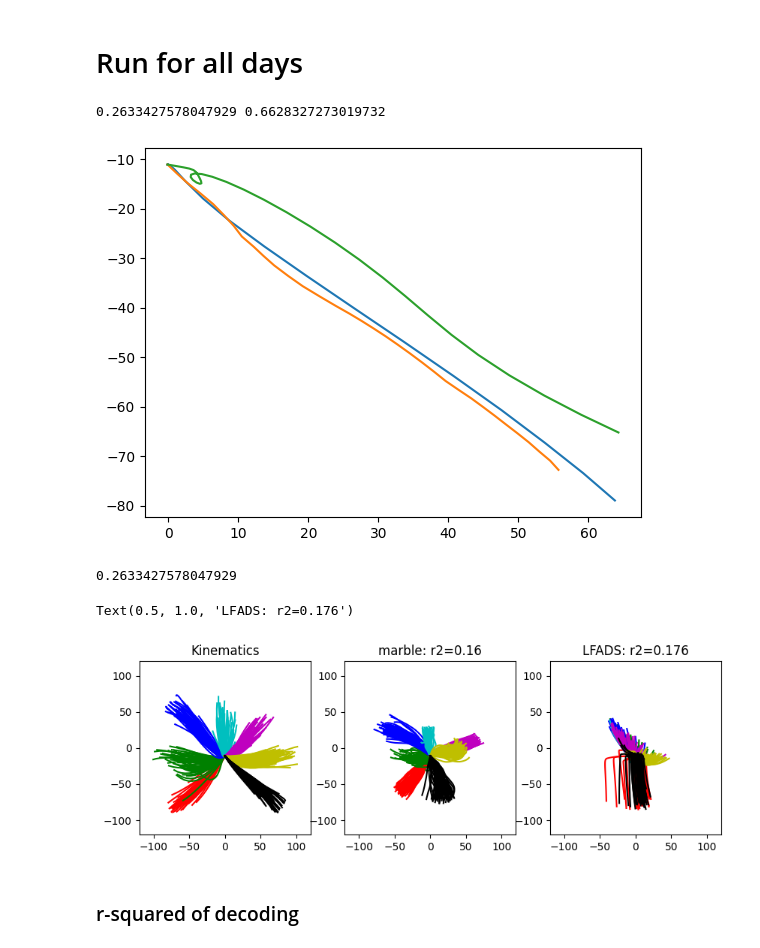
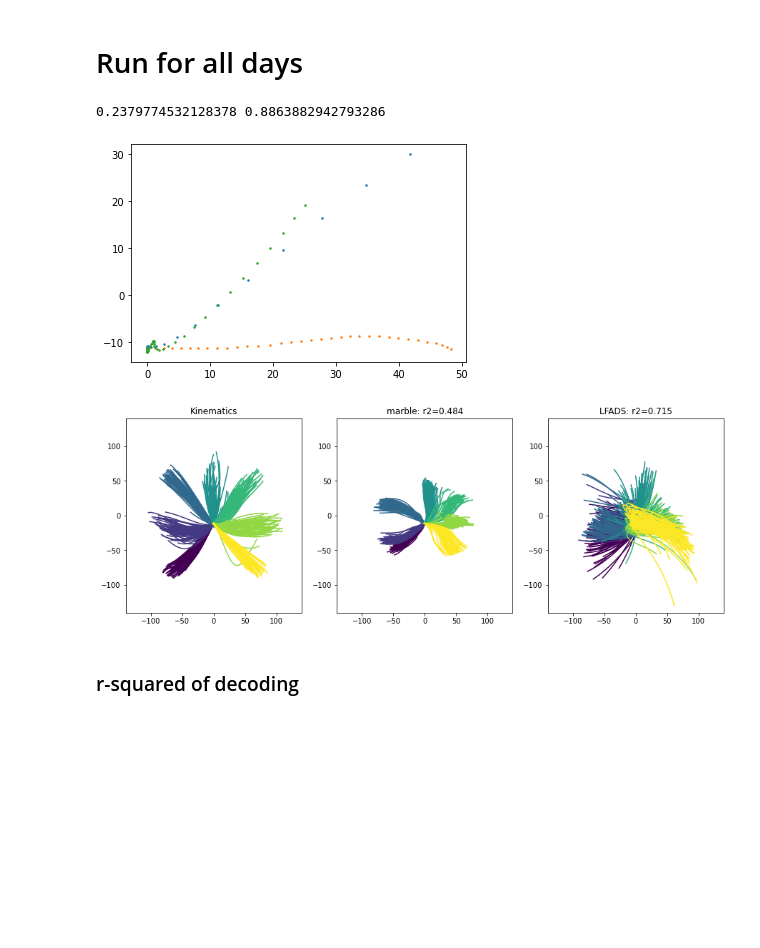
Before and after one commit to agosztolai/MARBLE, a Jupyter notebook: examples/spiking_analysis/per_session_analysis_20ms/decoding_per_session_20ms.ipynb, the cells around one changed output. Saved outputs shown, nothing was run; the diff lists cells and outputs as text; code cells hidden in the pictures; blank space fills up the shorter version.

Commit message:
small updates to decoding

```diff
--- a/examples/spiking_analysis/per_session_analysis_20ms/decoding_per_session_20ms.ipynb
+++ b/examples/spiking_analysis/per_session_analysis_20ms/decoding_per_session_20ms.ipynb
@@ -134,7 +140,6 @@ for tr in kinematic_data[d].keys():
     kinematic_data[d][tr]['lfads_decoded'] = trial_pred
 # %%
 plt.figure()
-colors = ['r','g','b','c','m','y','k','w'];
 for c,cond in enumerate(conditions):
     for t in kinematic_data[d].keys():
         if kinematic_data[d][t]['condition']==cond:
@@ -349,11 +363,11 @@ for d in kinematic_data.keys():
 
             kinematic_data[d][tr]['lfads_decoded'] = trial_pred
 
-            #x_r2 = sm.OLS(trial_kinematics[0,:].T,sm.add_constant(trial_pred[0,:].T)).fit().rsquared
-            #y_r2 = sm.OLS(trial_kinematics[1,:].T,sm.add_constant(trial_pred[1,:].T)).fit().rsquared
-            #kinematic_data[d][tr]['r2_lfads'] = np.mean([x_r2,y_r2]) # r2_score(trial_kinematics[:2,:], trial_pred[:2,:])
+            x_r2 = sm.OLS(trial_kinematics[0,:].T,sm.add_constant(trial_pred[0,:].T)).fit().rsquared
+            y_r2 = sm.OLS(trial_kinematics[1,:].T,sm.add_constant(trial_pred[1,:].T)).fit().rsquared
+            kinematic_data[d][tr]['r2_lfads'] = np.mean([x_r2,y_r2]) # r2_score(trial_kinematics[:2,:], trial_pred[:2,:])
 
-            kinematic_data[d][tr]['r2_lfads'] = compute_rsquared(trial_kinematics[:2,:], trial_pred[:2,:])
+            #kinematic_data[d][tr]['r2_lfads'] = compute_rsquared(trial_kinematics[:2,:], trial_pred[:2,:])
 
             kinematic_data[d][tr]['mse_lfads'] = metrics.mean_squared_error(trial_kinematics[:2,:], trial_pred[:2,:])
 # %%
@@ -372,7 +386,7 @@ sample_inds = data[5]
 for d in range(len(embeddings)): #kinematic_data.keys():
     # use the saved trial ids to match the embeddings to the kinematics
 
-    unique_trial_ids = list(dict.fromkeys(trial_ids[d].tolist()))
+    unique_trial_ids = np.array(list(dict.fromkeys(trial_ids[d].tolist())))
 
     emb = embeddings[d]
     for t in unique_trial_ids:
@@ -381,7 +395,11 @@ for d in range(len(embeddings)): #kinematic_data.keys():
     K = kinematic_data[d]
 
     # cross validation
-    for i, (train_index, test_index) in enumerate(kf.split(list(kinematic_data[d].keys()))):
+    for i, (train_index, test_index) in enumerate(kf.split(unique_trial_ids)):
+
+        # extracting trial ids for training and test
+        train_index = unique_trial_ids[train_index]
+        test_index = unique_trial_ids[test_index]
 
         # training
         X = []
@@ -448,9 +466,9 @@ for d in range(len(embeddings)): #kinematic_data.keys():
 
             kinematic_data[d][tr]['marble_decoded'] = trial_pred
 
-            #x_r2 = sm.OLS(trial_kinematics[0,:].T,sm.add_constant(trial_pred[0,:].T)).fit().rsquared
-            #y_r2 = sm.OLS(trial_kinematics[1,:].T,sm.add_constant(trial_pred[1,:].T)).fit().rsquared
-            # kinematic_data[d][tr]['r2_marble'] = np.mean([x_r2,y_r2]) #r2_score(trial_kinematics[:2,:], trial_pred[:2,:])
+            x_r2 = sm.OLS(trial_kinematics[0,:].T,sm.add_constant(trial_pred[0,:].T)).fit().rsquared
+            y_r2 = sm.OLS(trial_kinematics[1,:].T,sm.add_constant(trial_pred[1,:].T)).fit().rsquared
+            kinematic_data[d][tr]['r2_marble'] = np.mean([x_r2,y_r2]) #r2_score(trial_kinematics[:2,:], trial_pred[:2,:])
 
-            kinematic_data[d][tr]['r2_marble'] = compute_rsquared(trial_kinematics[:2,:], trial_pred[:2,:])
+            #kinematic_data[d][tr]['r2_marble'] = compute_rsquared(trial_kinematics[:2,:], trial_pred[:2,:])
             kinematic_data[d][tr]['mse_marble'] = metrics.mean_squared_error(trial_kinematics[:2,:], trial_pred[:2,:])
@@ -467,41 +475,44 @@ def compute_rsquared(X,Y):
 # %%
-d = 2
-tr = 0
+d = 0
+tr = 2
 
-plt.plot(kinematic_data[d][tr]['kinematics'][0,:-1],kinematic_data[d][tr]['kinematics'][1,:-1])
-plt.plot(kinematic_data[d][tr]['marble_decoded'][0,:],kinematic_data[d][tr]['marble_decoded'][1,:])
-plt.plot(kinematic_data[d][tr]['lfads_decoded'][0,:],kinematic_data[d][tr]['lfads_decoded'][1,:])
+plt.scatter(kinematic_data[d][tr]['kinematics'][0,:-1],kinematic_data[d][tr]['kinematics'][1,:-1],s=2)
+plt.scatter(kinematic_data[d][tr]['marble_decoded'][0,:],kinematic_data[d][tr]['marble_decoded'][1,:],s=2)
+plt.scatter(kinematic_data[d][tr]['lfads_decoded'][0,:],kinematic_data[d][tr]['lfads_decoded'][1,:],s=2)
 
 print(kinematic_data[d][tr]['r2_marble'], kinematic_data[d][tr]['r2_lfads'])
 # %% [output]
-0.2633427578047929 0.6628327273019732
+0.2379774532128378 0.8863882942793286
-[figure, old version]
+[figure, new version]
-# %%
-compute_rsquared(kinematic_data[d][tr]['kinematics'][:2,:-1],kinematic_data[d][tr]['marble_decoded'][:2,:])
-# %% [output]
-0.2633427578047929
 # %%
-d = 1
-fig, ax = plt.subplots(nrows=1, ncols=3, figsize=(10,3))
-colors = ['r','g','b','c','m','y','k','w'];
+d = 5
+fig, ax = plt.subplots(nrows=1, ncols=3, figsize=(15,5))
+sz = 140
+
 
 for c,cond in enumerate(conditions):
     for t in kinematic_data[d].keys():
         if kinematic_data[d][t]['condition']==cond:
             meh = kinematic_data[d][t]['kinematics']
             ax[0].plot(meh[0,:],meh[1,:],c=colors[c])
-ax[0].set_xlim([-120, 120])
-ax[0].set_ylim([-120, 120])
+
+
+ax[0].set_xlim([-sz, sz])
+ax[0].set_ylim([-sz, sz])
 ax[0].set_title('Kinematics')
+
+
+unique_trial_ids = np.array(list(dict.fromkeys(trial_ids[d].tolist())))
+
 
 for c,cond in enumerate(conditions):
     for t in kinematic_data[d].keys():
         if kinematic_data[d][t]['condition']==cond:
             meh = kinematic_data[d][t]['marble_decoded']
             ax[1].plot(meh[0,:],meh[1,:],c=colors[c])
-ax[1].set_xlim([-120, 120])
-ax[1].set_ylim([-120, 120])
-r2 = np.array([kinematic_data[d][t]['r2_marble'] for t in kinematic_data[d].keys()]).mean().round(3)
+ax[1].set_xlim([-sz, sz])
+ax[1].set_ylim([-sz, sz])
+r2 = np.array([kinematic_data[d][t]['r2_marble'] for t in unique_trial_ids]).mean().round(3)
 ax[1].set_title('marble: r2={}'.format(r2))
 
 
@@ -510,13 +521,14 @@ for c,cond in enumerate(conditions):
         if kinematic_data[d][t]['condition']==cond:
             meh = kinematic_data[d][t]['lfads_decoded']
             ax[2].plot(meh[0,:],meh[1,:],c=colors[c])
-ax[2].set_xlim([-120, 120])
-ax[2].set_ylim([-120, 120])
+ax[2].set_xlim([-sz, sz])
+ax[2].set_ylim([-sz, sz])
 r2 = np.array([kinematic_data[d][t]['r2_lfads'] for t in kinematic_data[d].keys()]).mean().round(3)
 ax[2].set_title('LFADS: r2={}'.format(r2))
+
+plt.savefig('./outputs/decoding_session{}'.format(d))
 # %% [output]
-Text(0.5, 1.0, 'LFADS: r2=0.176')
-[figure, old version]
+[figure, new version]
 # %% [markdown]
 ### r-squared of decoding
 # %%
```
Also changed, not shown: parts of 10 cells of this notebook.
